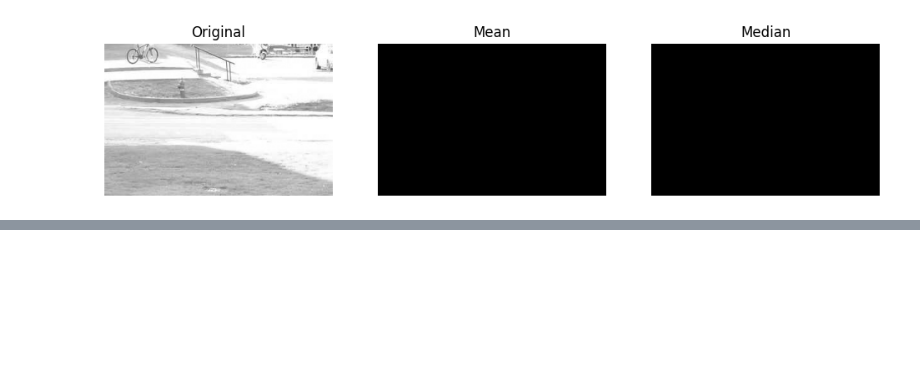
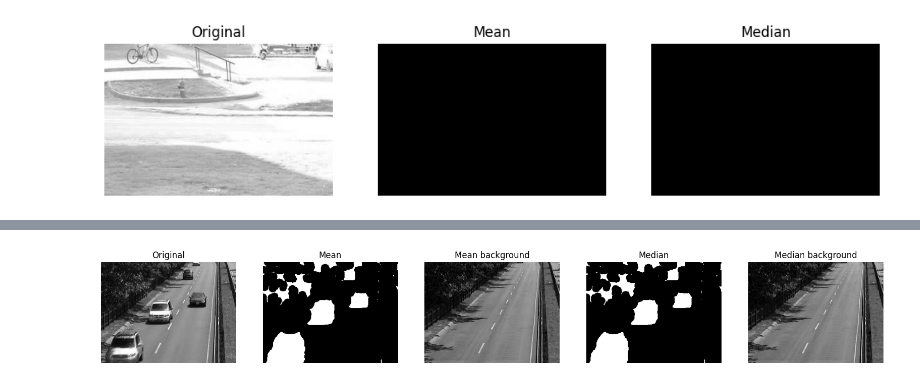
Before and after one commit to marcinwolder/zaawansowane-algorytmy-wizyjne, a Jupyter notebook: lab03/lab03.ipynb, the cells around one changed output, grey strips where cells are left out. Cells and saved outputs as stored; diff of their text form; code cells hidden in the pictures; blank space fills up the shorter version.

```diff
--- a/lab03/lab03.ipynb
+++ b/lab03/lab03.ipynb
@@ -297,0 +453,2 @@ show_sequence(results, 'gray', 1/300, titles=("Original", "Mean", "Median",))
+# %%
+results = pipeline_3_3(DataSet.HIGHWAY)
@@ -297,0 +464,4 @@ show_sequence(results, 'gray', 1/300, titles=("Original", "Mean", "Median",))
+# %%
+show_sequence(results, 'gray', 1/250, titles=("Original", "Mean", "Mean background", "Median", "Median background",))
+# %% [output]
+[figure, added]
```
Also changed, not shown: parts of 18 cells of this notebook.
